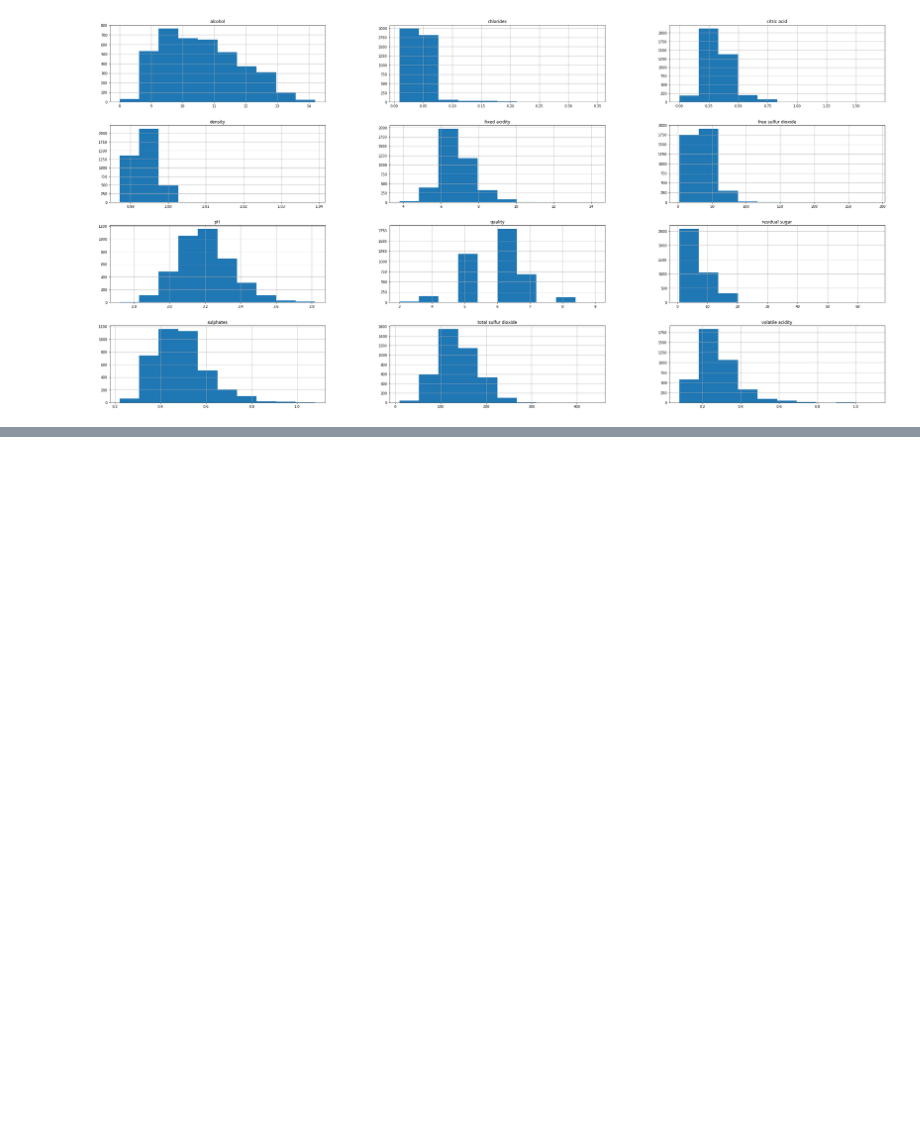
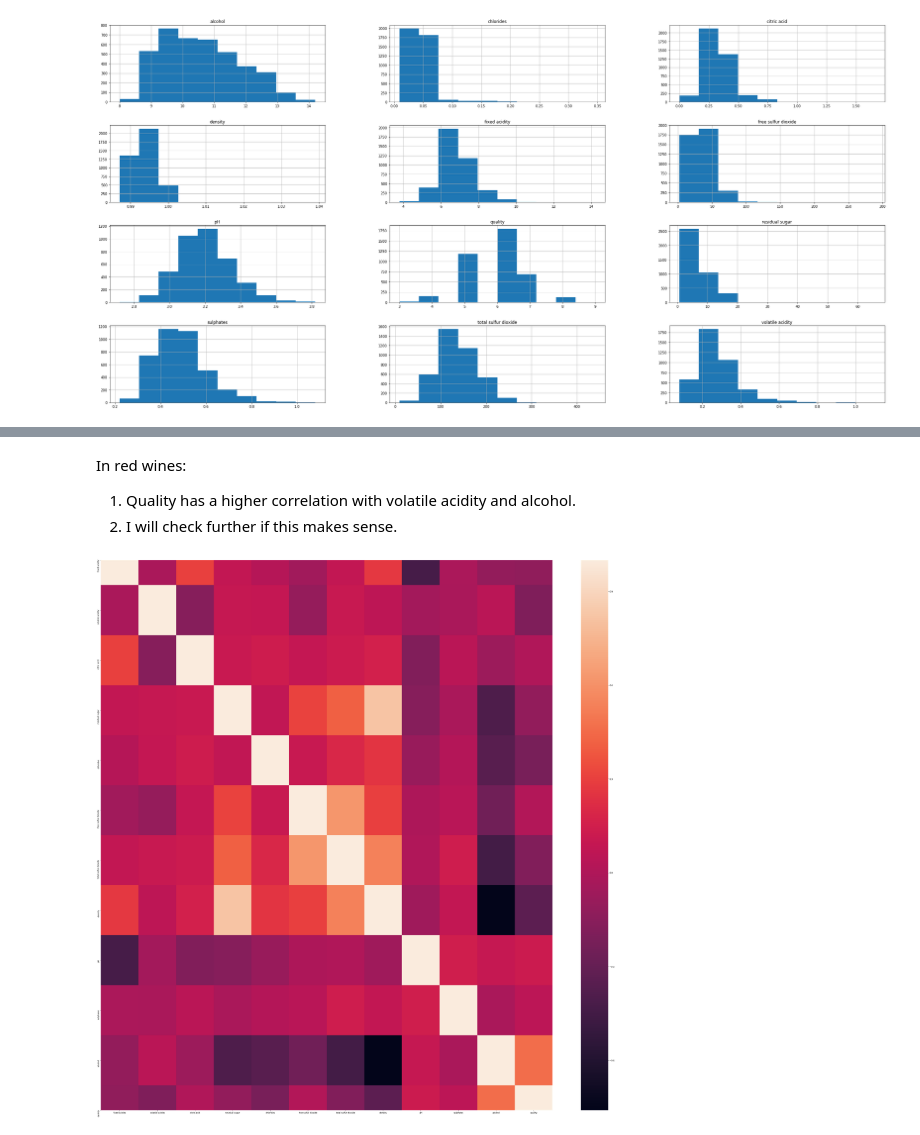
Before and after one commit to RicardoSantos91/WineAnalysis, a Jupyter notebook: WineQualityAnalysis.ipynb, the cells around one changed output, grey strips where cells are left out. Cells and saved outputs as stored; diff of their text form; code cells hidden in the pictures; blank space fills up the shorter version.

```diff
--- a/WineQualityAnalysis.ipynb
+++ b/WineQualityAnalysis.ipynb
@@ -133,0 +154,11 @@ Looking at the data distributions we can infer two things:
+# %% [markdown]
+In red wines:
+
+1. Quality has a higher correlation with volatile acidity and alcohol.
+2. I will check further if this makes sense.
+# %%
+sns.heatmap(df_white_wine.corr())
+plt.rcParams['figure.figsize'] = [50, 50]
+plt.show()
+# %% [output]
+[figure, added]
```
Also changed, not shown: parts of 12 cells of this notebook, 2 other files.
